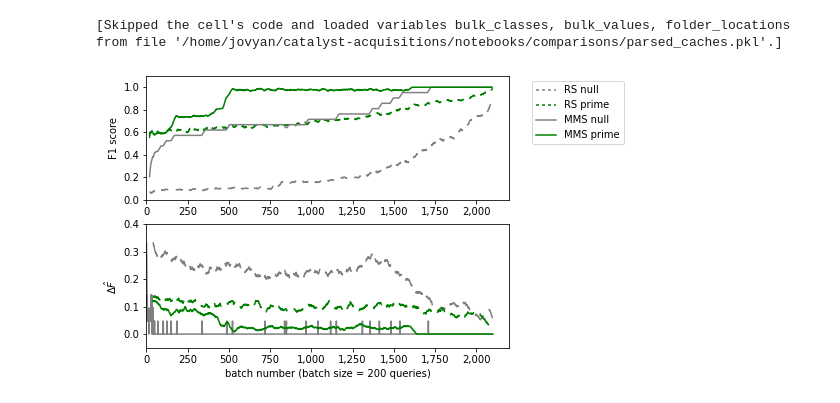
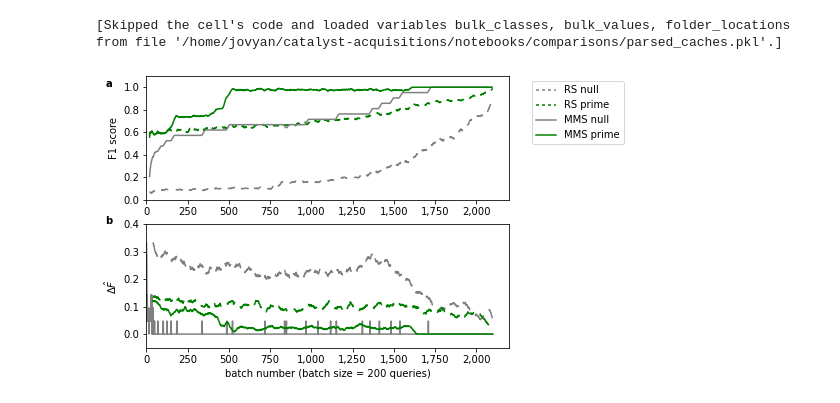
Before and after one commit to ulissigroup/catalyst-acquisitions, a Jupyter notebook: notebooks/comparisons/compare_hallucinations_synthesized.ipynb, the cells around one changed output. Saved outputs shown, nothing was run; the diff lists cells and outputs as text; code cells hidden in the pictures.

```diff
--- a/notebooks/comparisons/compare_hallucinations_synthesized.ipynb
+++ b/notebooks/comparisons/compare_hallucinations_synthesized.ipynb
@@ -368,31 +368,37 @@ for search_type, class_history in bulk_classes.items():
         _ = plot_rolling_metric(ax_df, dFhat_history, label=search_type,
                                 metric_name='$\Delta \hat{F}$',
                                 window=40)
     else:
         _ = sns.lineplot(list(range(len(dFhat_history))), dFhat_history,
                          ax=ax_df, label='MMS null')
 
 # Format figures
 for line in ax_df.lines[:2]:
     line.set_linestyle('--')
     line.set_dashes((2, 2))
 ax_df.lines[0].set_color('gray')
 ax_df.lines[2].set_color('gray')
 ax_df.lines[1].set_color('green')
 ax_df.lines[3].set_color('green')
 _ = ax_df.set_xlim(0, 2200)
 _ = ax_df.get_legend().remove()
 for line in ax_df.lines[:2]:
     line.set_linestyle('--')
     line.set_dashes((12, 8))
 _ = ax_df.set_ylim([-0.05, 0.4])
 _ = fig.set_size_inches(*FIG_SIZE)
 _ = ax_df.get_xaxis().set_major_formatter(FORMATTER)
 _ = ax_df.set_xlabel('batch number (batch size = 200 queries)')
 _ = ax_df.set_ylabel('$\Delta \hat{F}$')
 
+# Annotate subplots
+_ = ax_f1.text(-250, 1, 'a',
+               font=dict(family='sans', size=10, weight='bold'))
+_ = ax_df.text(-250, 0.4, 'b',
+               font=dict(family='sans', size=10, weight='bold'))
+
 # Save
 _ = plt.savefig('../../MMS_manuscript/figures/hallucinations/synthesized/results.pdf',
                 bbox_inches='tight', transparent=True, dpi=600)
 # %% [output]
-[figure, old version]
+[figure, new version]
```
